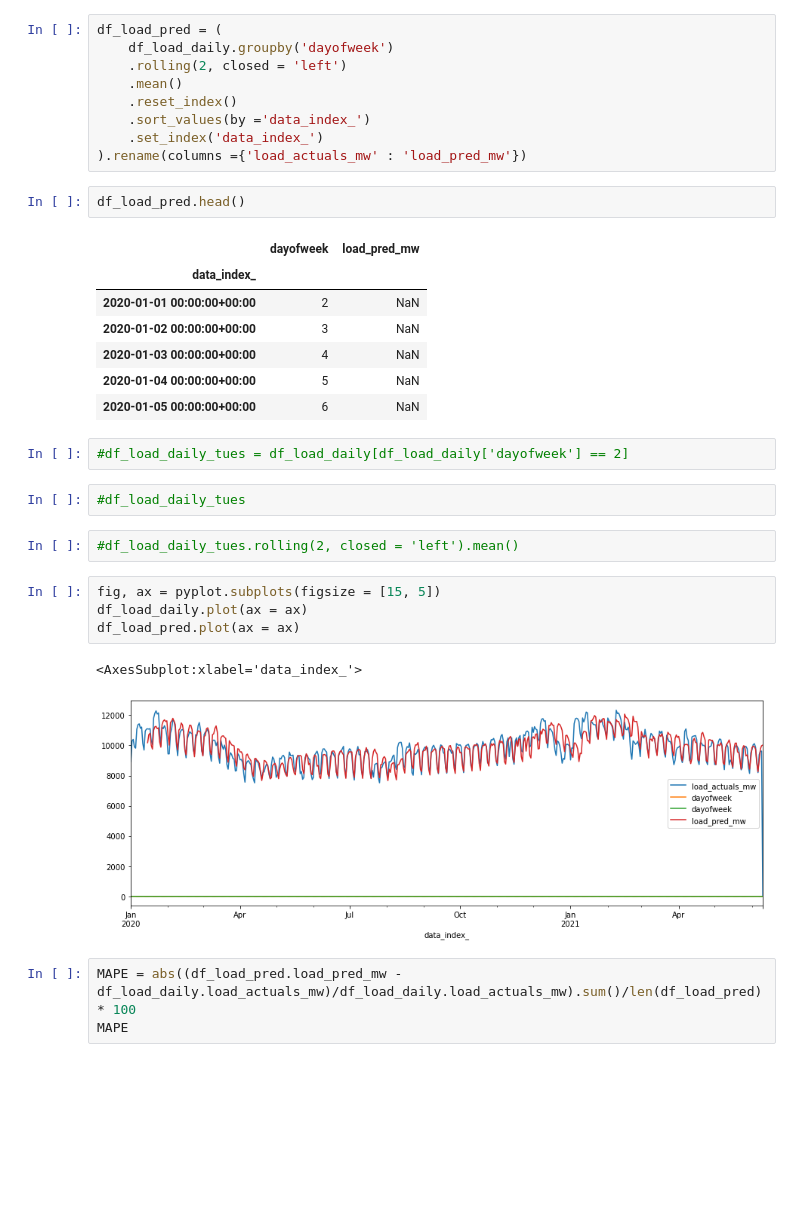
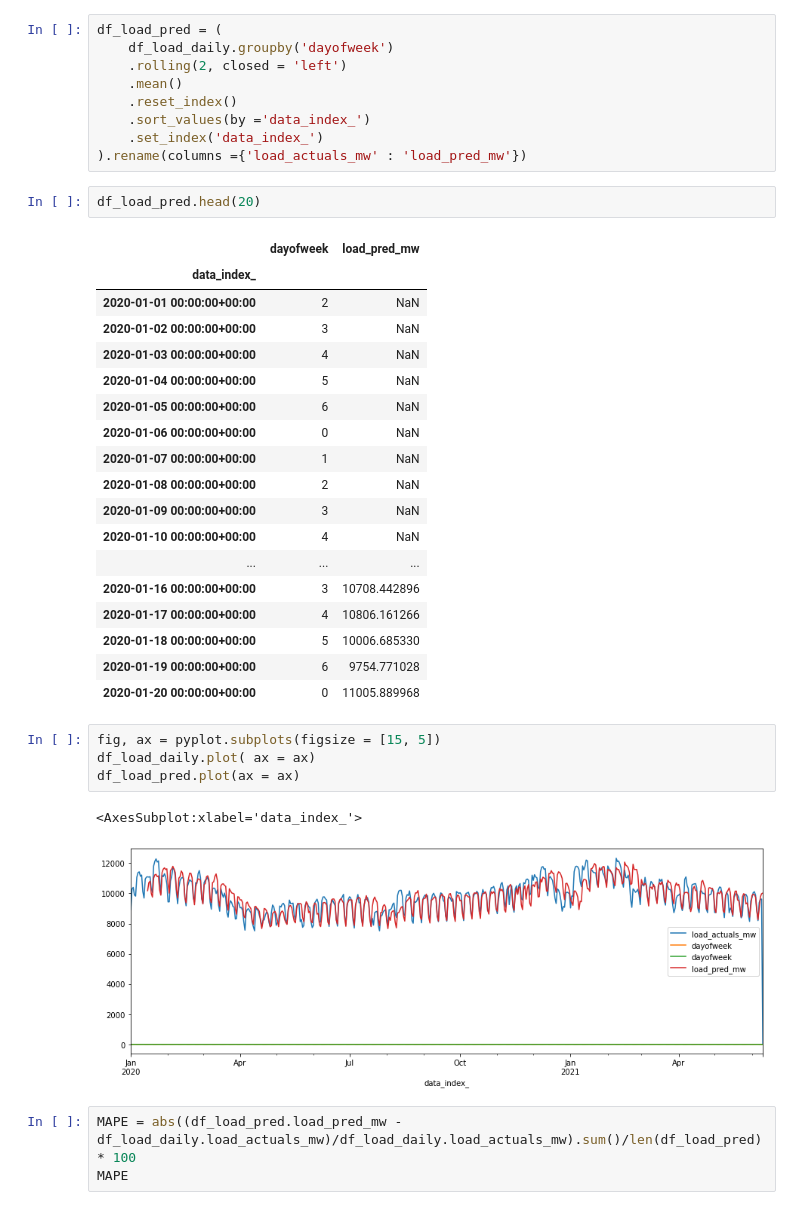
Before and after one commit to MBrouns/PyLadiesMLOpsCapstone, a Jupyter notebook: notebooks/prepare_data.ipynb, the cells around one changed output. Saved outputs shown, nothing was run; the diff lists cells and outputs as text; blank space fills up the shorter version.

```diff
--- a/notebooks/prepare_data.ipynb
+++ b/notebooks/prepare_data.ipynb
@@ -64,24 +54,29 @@ df_load_pred = (
     .set_index('data_index_')
 ).rename(columns ={'load_actuals_mw' : 'load_pred_mw'})
 # %%
-df_load_pred.head()
+df_load_pred.head(20)
 # %% [output]
 |  | dayofweek | load_pred_mw |
 | data_index_ |  |  |
 | 2020-01-01 00:00:00+00:00 | 2 | NaN |
 | 2020-01-02 00:00:00+00:00 | 3 | NaN |
 | 2020-01-03 00:00:00+00:00 | 4 | NaN |
 | 2020-01-04 00:00:00+00:00 | 5 | NaN |
 | 2020-01-05 00:00:00+00:00 | 6 | NaN |
+| 2020-01-06 00:00:00+00:00 | 0 | NaN |
+| 2020-01-07 00:00:00+00:00 | 1 | NaN |
+| 2020-01-08 00:00:00+00:00 | 2 | NaN |
+| 2020-01-09 00:00:00+00:00 | 3 | NaN |
+| 2020-01-10 00:00:00+00:00 | 4 | NaN |
+| ... | ... | ... |
+| 2020-01-16 00:00:00+00:00 | 3 | 10708.442896 |
+| 2020-01-17 00:00:00+00:00 | 4 | 10806.161266 |
+| 2020-01-18 00:00:00+00:00 | 5 | 10006.685330 |
+| 2020-01-19 00:00:00+00:00 | 6 | 9754.771028 |
+| 2020-01-20 00:00:00+00:00 | 0 | 11005.889968 |
-# %%
-#df_load_daily_tues = df_load_daily[df_load_daily['dayofweek'] == 2]
-# %%
-#df_load_daily_tues
-# %%
-#df_load_daily_tues.rolling(2, closed = 'left').mean()
 # %%
 fig, ax = pyplot.subplots(figsize = [15, 5])
-df_load_daily.plot(ax = ax)
+df_load_daily.plot( ax = ax)
 df_load_pred.plot(ax = ax)
 # %% [output]
 <AxesSubplot:xlabel='data_index_'>
```
Also changed, not shown: parts of 13 cells of this notebook.
